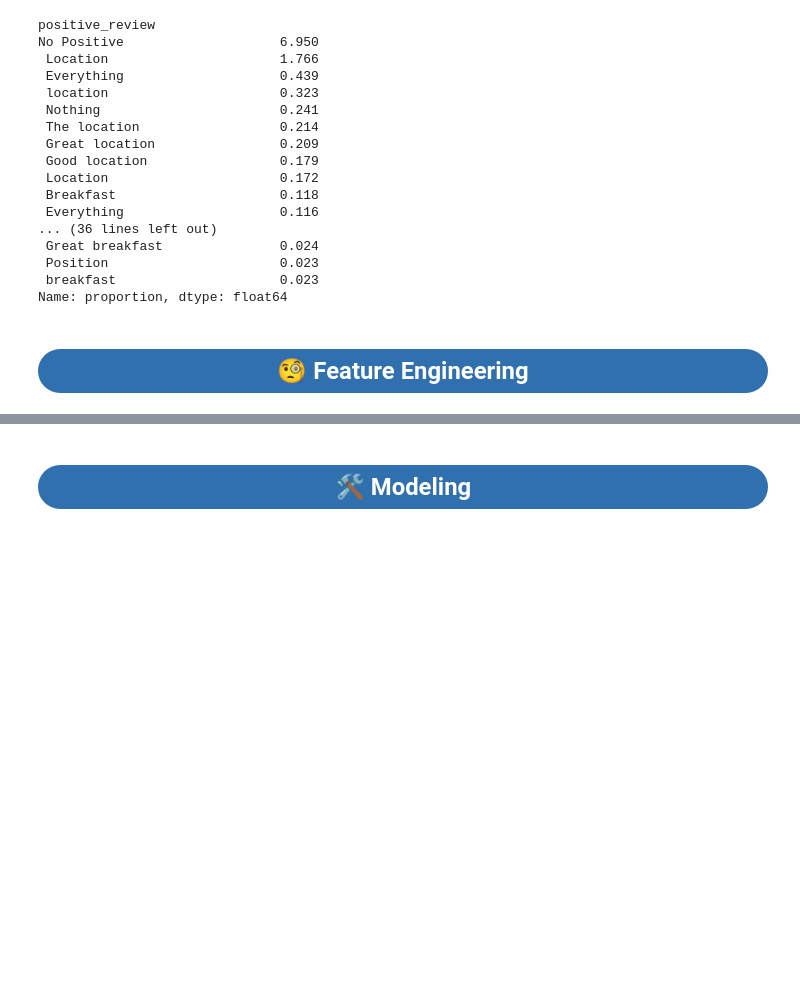
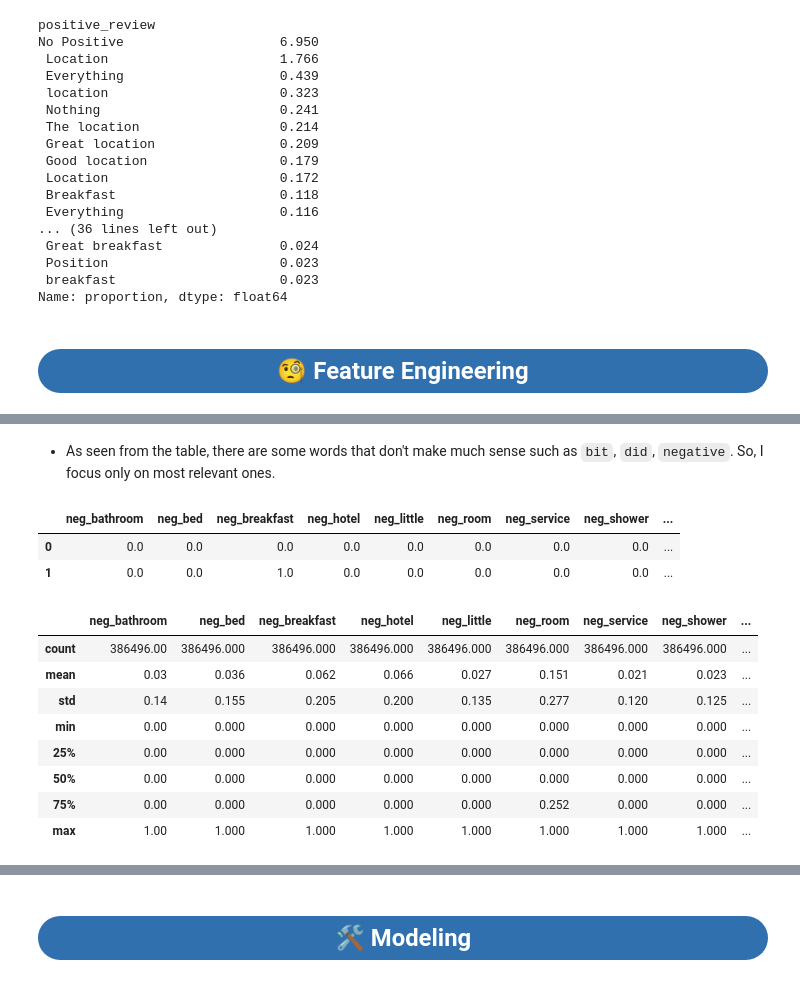
Before and after one commit to akramkhal/KaggleProjects, a Jupyter notebook: BookingHotel/ds_booking.ipynb, the cells around one changed output, grey strips where cells are left out. Saved outputs shown, nothing was run; the diff lists cells and outputs as text; code cells hidden in the pictures; blank space fills up the shorter version.

```diff
--- a/BookingHotel/ds_booking.ipynb
+++ b/BookingHotel/ds_booking.ipynb
@@ -407,0 +386,26 @@ tools.display_dataframe_to_user(name="Negative Comments Feature Engineering (TF-
+# %% [markdown]
+* As seen from the table, there are some words that don't make much sense such as `bit`, `did`, `negative`. So, I focus only on most relevant ones.
+# %%
+negative_w = ['bathroom', 'bed', 'breakfast', 'hotel', 'little', 'room', 'service', 'shower', 'small', 'staff']
+# Keep only columns as in negative_w
+tfidf_df_u = tfidf_df[tfidf_df.columns.intersection(negative_w)]
+tfidf_df_u = tfidf_df_u.rename(columns=lambda x:f'neg_{x}')
+tfidf_df_u.head(2)
+# %% [output]
+|  | neg_bathroom | neg_bed | neg_breakfast | neg_hotel | neg_little | neg_room | neg_service | neg_shower | ... |
+| 0 | 0.0 | 0.0 | 0.0 | 0.0 | 0.0 | 0.0 | 0.0 | 0.0 | ... |
+| 1 | 0.0 | 0.0 | 1.0 | 0.0 | 0.0 | 0.0 | 0.0 | 0.0 | ... |
+# %%
+# Combine the original data with TF-IDF features
+data_temp = pd.concat([data_temp, tfidf_df_u], axis=1)
+tfidf_df_u.describe().round(3)
+# %% [output]
+|  | neg_bathroom | neg_bed | neg_breakfast | neg_hotel | neg_little | neg_room | neg_service | neg_shower | ... |
+| count | 386496.00 | 386496.000 | 386496.000 | 386496.000 | 386496.000 | 386496.000 | 386496.000 | 386496.000 | ... |
+| mean | 0.03 | 0.036 | 0.062 | 0.066 | 0.027 | 0.151 | 0.021 | 0.023 | ... |
+| std | 0.14 | 0.155 | 0.205 | 0.200 | 0.135 | 0.277 | 0.120 | 0.125 | ... |
+| min | 0.00 | 0.000 | 0.000 | 0.000 | 0.000 | 0.000 | 0.000 | 0.000 | ... |
+| 25% | 0.00 | 0.000 | 0.000 | 0.000 | 0.000 | 0.000 | 0.000 | 0.000 | ... |
+| 50% | 0.00 | 0.000 | 0.000 | 0.000 | 0.000 | 0.000 | 0.000 | 0.000 | ... |
+| 75% | 0.00 | 0.000 | 0.000 | 0.000 | 0.000 | 0.252 | 0.000 | 0.000 | ... |
+| max | 1.00 | 1.000 | 1.000 | 1.000 | 1.000 | 1.000 | 1.000 | 1.000 | ... |
```
Also changed, not shown: parts of 18 cells of this notebook, 1 other file.
